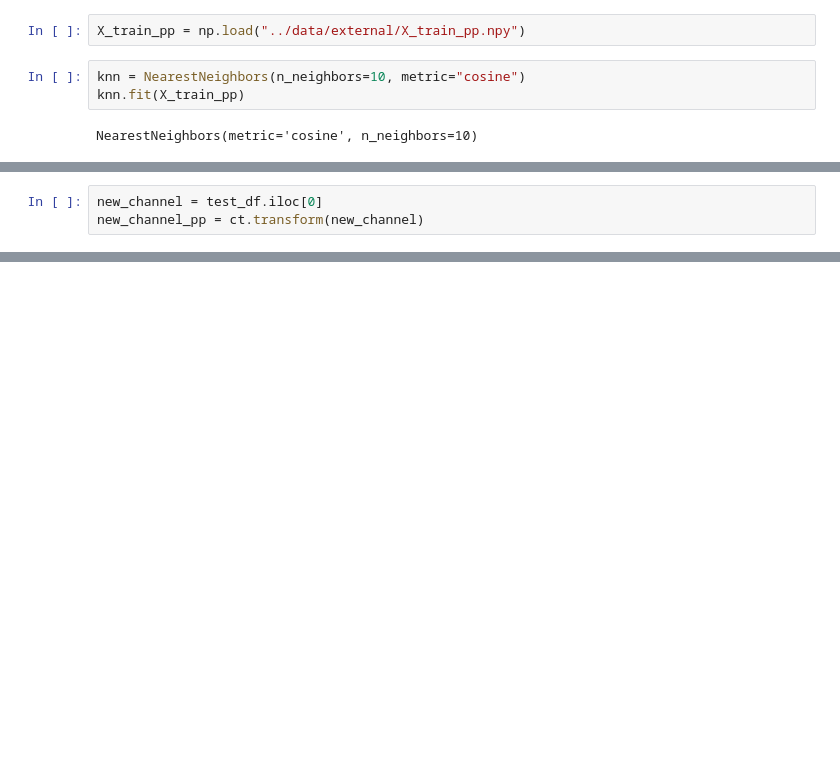
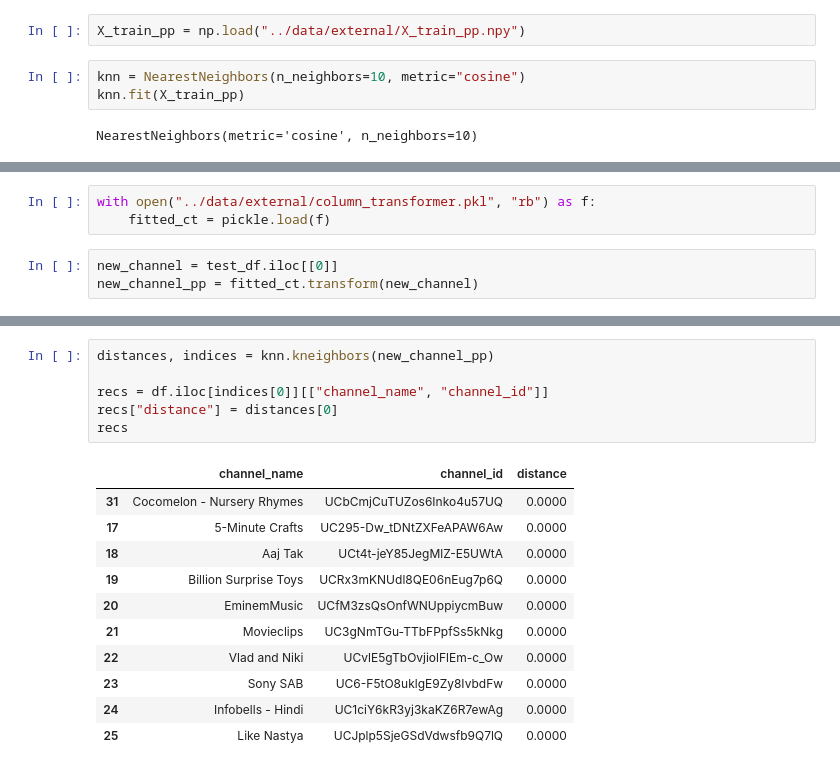
Before and after one commit to ricd99/ytrec, a Jupyter notebook: notebooks/EDA.ipynb, the cells around one changed output, grey strips where cells are left out. Cells and saved outputs as stored; diff of their text form; blank space fills up the shorter version.

```diff
--- a/notebooks/EDA.ipynb
+++ b/notebooks/EDA.ipynb
@@ -373,3 +379,6 @@ NearestNeighbors(metric='cosine', n_neighbors=10)
+# %%
+with open("../data/external/column_transformer.pkl", "rb") as f:
+    fitted_ct = pickle.load(f)
 # %%
-new_channel = test_df.iloc[0]
-new_channel_pp = ct.transform(new_channel)
+new_channel = test_df.iloc[[0]]
+new_channel_pp = fitted_ct.transform(new_channel)
@@ -377,0 +390,18 @@ NotFittedError: This ColumnTransformer instance is not fitted yet. Call 'fit' wi
+# %%
+distances, indices = knn.kneighbors(new_channel_pp)
+
+recs = df.iloc[indices[0]][["channel_name", "channel_id"]]
+recs["distance"] = distances[0]
+recs
+# %% [output]
+|  | channel_name | channel_id | distance |
+| 31 | Cocomelon - Nursery Rhymes | UCbCmjCuTUZos6Inko4u57UQ | 0.0000 |
+| 17 | 5-Minute Crafts | UC295-Dw_tDNtZXFeAPAW6Aw | 0.0000 |
+| 18 | Aaj Tak | UCt4t-jeY85JegMlZ-E5UWtA | 0.0000 |
+| 19 | Billion Surprise Toys | UCRx3mKNUdl8QE06nEug7p6Q | 0.0000 |
+| 20 | EminemMusic | UCfM3zsQsOnfWNUppiycmBuw | 0.0000 |
+| 21 | Movieclips | UC3gNmTGu-TTbFPpfSs5kNkg | 0.0000 |
+| 22 | Vlad and Niki | UCvlE5gTbOvjiolFlEm-c_Ow | 0.0000 |
+| 23 | Sony SAB | UC6-F5tO8uklgE9Zy8IvbdFw | 0.0000 |
+| 24 | Infobells - Hindi | UC1ciY6kR3yj3kaKZ6R7ewAg | 0.0000 |
+| 25 | Like Nastya | UCJplp5SjeGSdVdwsfb9Q7lQ | 0.0000 |
```
Also changed, not shown: parts of 5 cells of this notebook, 1 other file.
